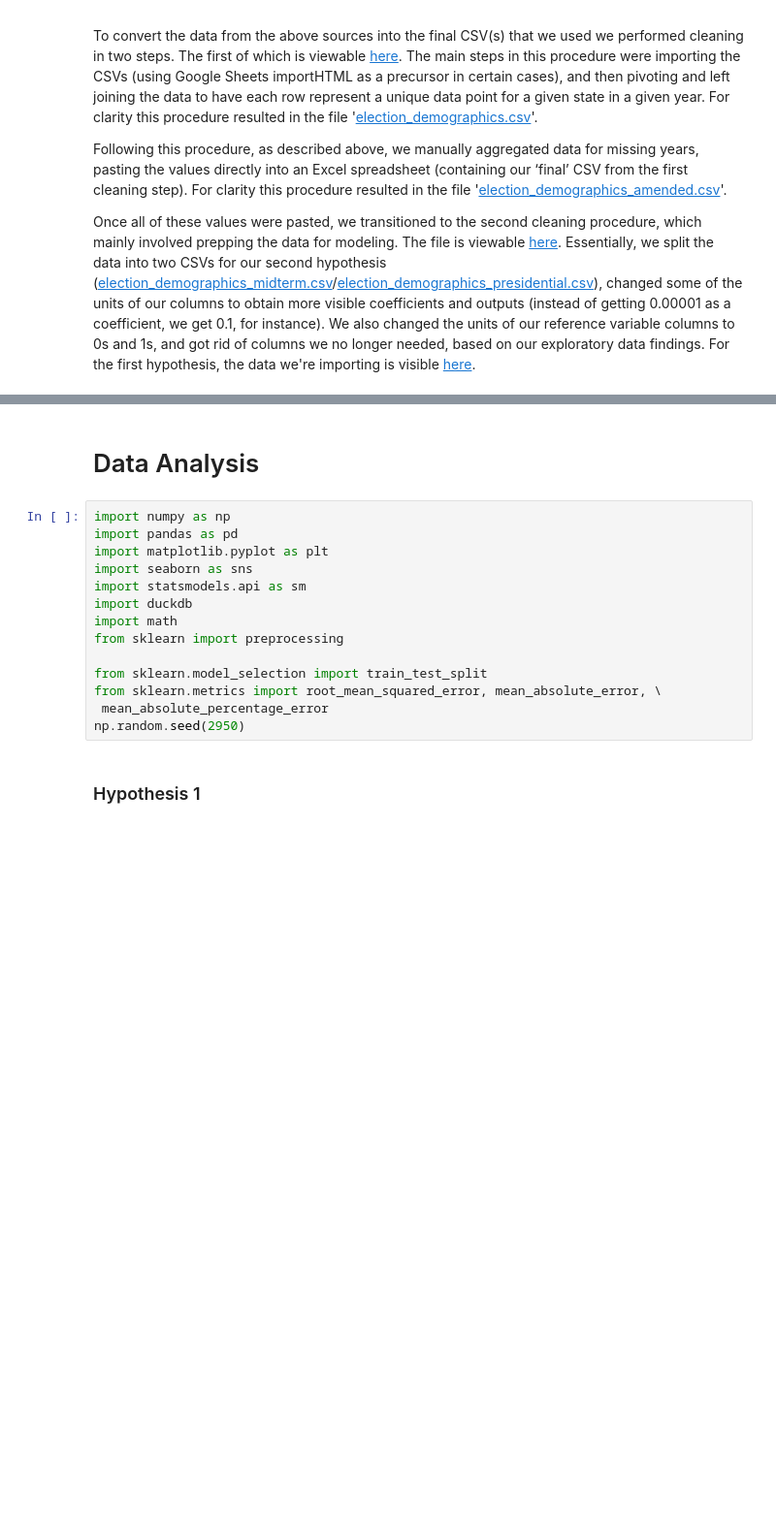
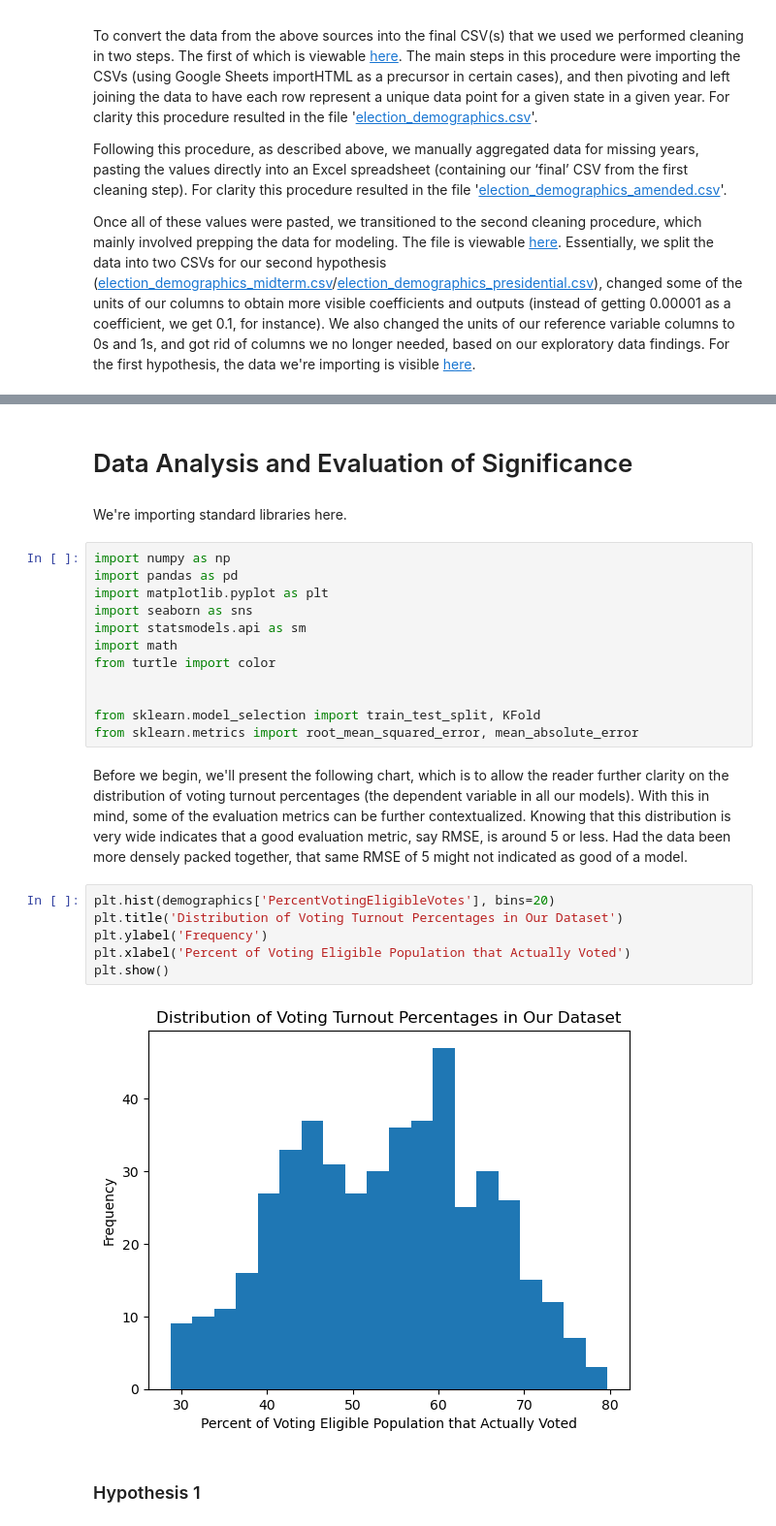
Before and after one commit to nikhilc52/info2950, a Jupyter notebook: ElectionDemographicsPhaseIV.ipynb, the cells around one changed output, grey strips where cells are left out. Shown at 97% size. Cells and saved outputs as stored; diff of their text form; blank space fills up the shorter version.

```diff
--- a/ElectionDemographicsPhaseIV.ipynb
+++ b/ElectionDemographicsPhaseIV.ipynb
@@ -92,18 +104,28 @@ Once all of these values were pasted, we transitioned to the second cleaning pro
 # %% [markdown]
-# Data Analysis
+# Data Analysis and Evaluation of Significance
+# %% [markdown]
+We're importing standard libraries here.
 # %%
 import numpy as np
 import pandas as pd
 import matplotlib.pyplot as plt
 import seaborn as sns
 import statsmodels.api as sm
-import duckdb
 import math
-from sklearn import preprocessing
+from turtle import color
 
-from sklearn.model_selection import train_test_split
-from sklearn.metrics import root_mean_squared_error, mean_absolute_error, \
- mean_absolute_percentage_error
-np.random.seed(2950)
+
+from sklearn.model_selection import train_test_split, KFold
+from sklearn.metrics import root_mean_squared_error, mean_absolute_error
+# %% [markdown]
+Before we begin, we'll present the following chart, which is to allow the reader further clarity on the distribution of voting turnout percentages (the dependent variable in all our models). With this in mind, some of the evaluation metrics can be further contextualized. Knowing that this distribution is very wide indicates that a good evaluation metric, say RMSE, is around 5 or less. Had the data been more densely packed together, that same RMSE of 5 might not indicated as good of a model.
+# %%
+plt.hist(demographics['PercentVotingEligibleVotes'], bins=20)
+plt.title('Distribution of Voting Turnout Percentages in Our Dataset')
+plt.ylabel('Frequency')
+plt.xlabel('Percent of Voting Eligible Population that Actually Voted')
+plt.show()
+# %% [output]
+[figure, added]
 # %% [markdown]
 ### Hypothesis 1
```
Also changed, not shown: parts of 51 cells of this notebook.
